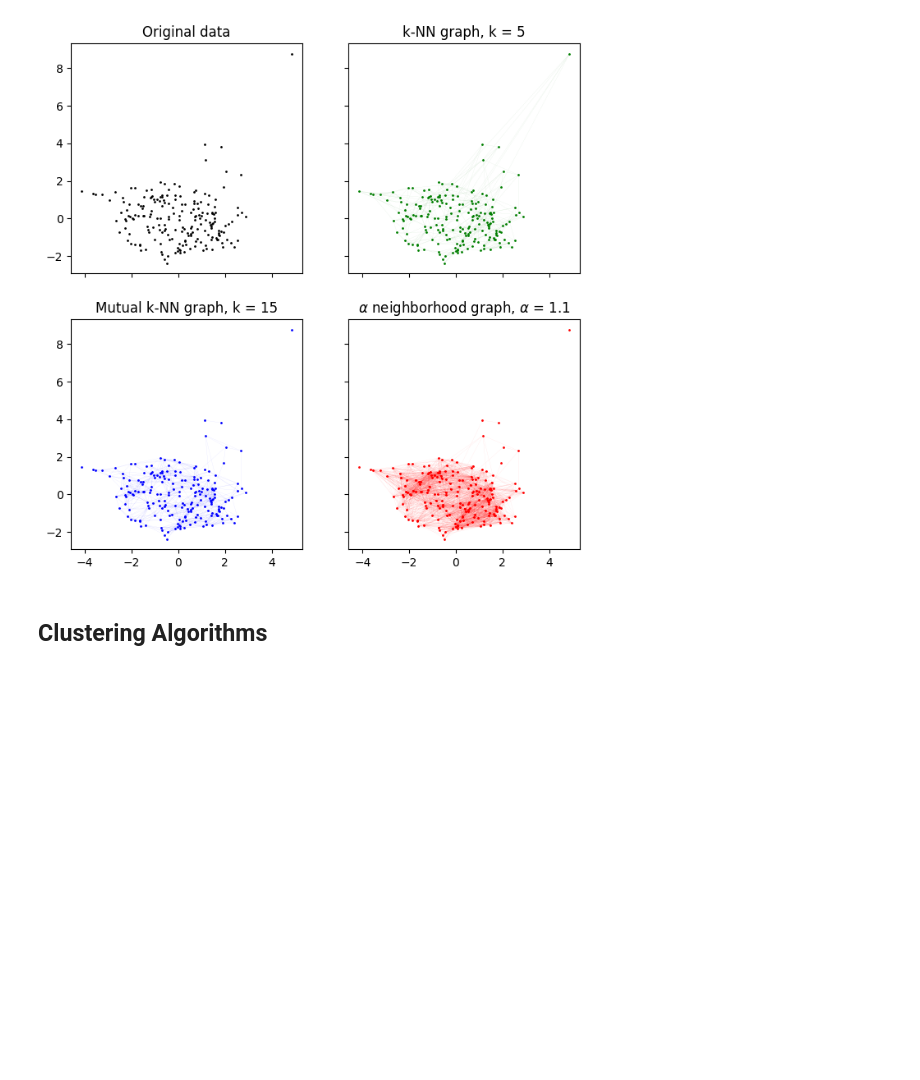
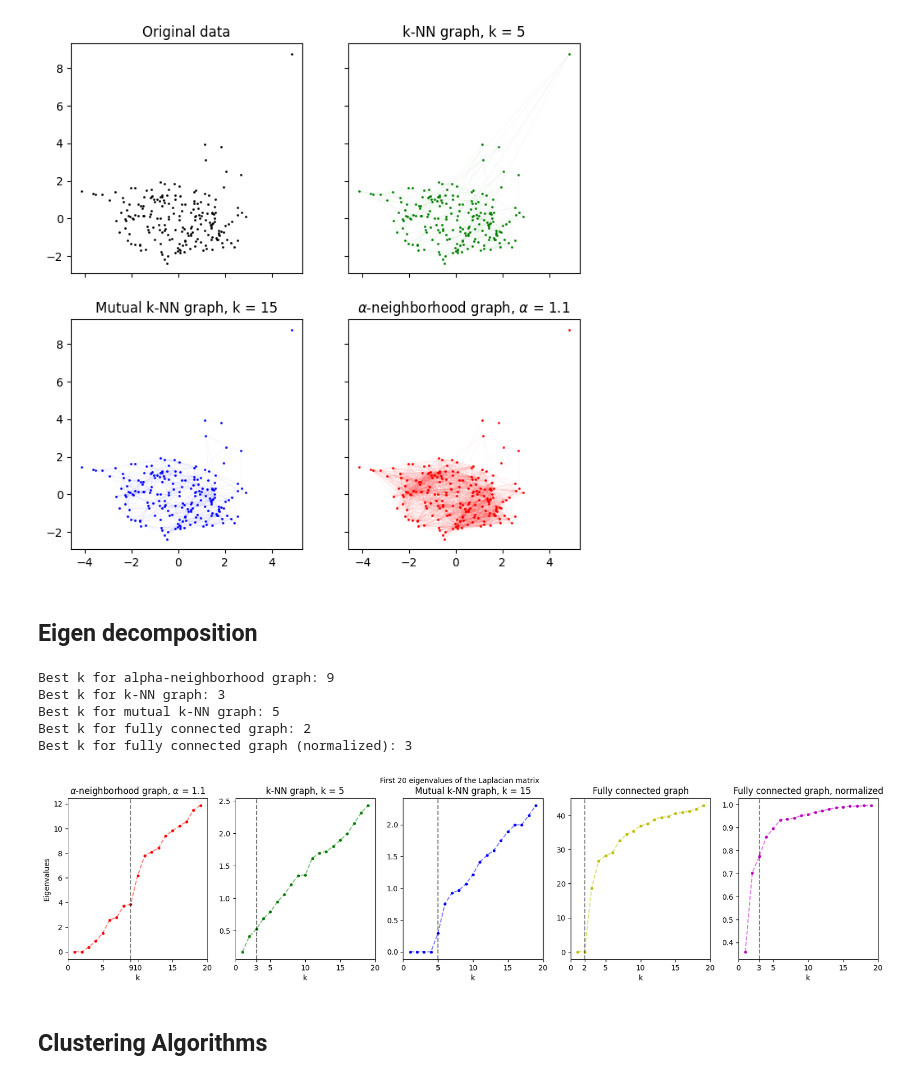
Before and after one commit to Aayush2492/Fraud-Analytics-Assignments, a Jupyter notebook: 3/spectral_clustering.ipynb, the cells around one changed output. Saved outputs shown, nothing was run; the diff lists cells and outputs as text; code cells hidden in the pictures; blank space fills up the shorter version.

Commit message:
Added Plots for EigenValue decomposition

```diff
--- a/3/spectral_clustering.ipynb
+++ b/3/spectral_clustering.ipynb
@@ -92,7 +92,7 @@ for i, alpha in enumerate(alphas):
     for ind1, ind2 in zip(*np.where(A == 1)):
         ax[i + 1].plot(pc[[ind1, ind2], 0], pc[[ind1, ind2], 1], lw=0.1, c='b', alpha=0.1)
 
-# alpha = 1.1         # Best alpha TODO: set to the best alpha
+alpha = 1.1         # Best alpha TODO: set to the best alpha
 fig.suptitle(r'$\alpha$-neighborhood graph cosine similarity', fontsize=16)
 plt.show()
 # %% [output]
@@ -237,3 +237,5 @@ def normalizeLaplacian(L, norm='sym'):
 # print('L_norm(sym) =\n', L_norm)
 # L_norm = normalizeLaplacian(L, norm='rw')
 # print('L_norm(rw) =\n', L_norm)
+# %% [markdown]
+## Eigen decomposition
@@ -240,2 +265,77 @@ def normalizeLaplacian(L, norm='sym'):
+# %%
+# Plotting eigenvalues of the Laplacian matrix
+fig, ax = plt.subplots(1, 5, figsize=(20, 4))
+k = 20
+x_values = np.arange(1, k )
+
+_, L = get_alphaNeighborhoodGraph(alpha, df)
+eigenvalues, _ = get_eigenvectors(L, k=k)
+ax[0].plot(x_values, eigenvalues, '.', c='r')
+ax[0].plot(x_values, eigenvalues, '--', c='r', alpha=0.5)
+best_k = get_bestK(eigenvalues)
+print('Best k for alpha-neighborhood graph: {}'.format(best_k))
+# x_ticks = ax[0].get_xticks()
+# add best k to the x ticks
+# ax[0].set_xticks(np.append(x_ticks, best_k))
+ax[0].set_xticks(np.append(ax[0].get_xticks(), best_k))
+
+
+ax[0].axvline(best_k, c='k', ls='--', alpha=0.5)
+ax[0].set_title(r'$\alpha$-neighborhood graph, $\alpha$ = {}'.format(alpha))
+
+_, L = get_kNNGraph(k1, df, mutual=False)
+eigenvalues, _ = get_eigenvectors(L, k=k)
+ax[1].plot(x_values, eigenvalues, '.', c='g')
+ax[1].plot(x_values, eigenvalues, '--', c='g', alpha=0.5)
+best_k = get_bestK(eigenvalues)
+print('Best k for k-NN graph: {}'.format(best_k))
+ax[1].axvline(best_k, c='k', ls='--', alpha=0.5)
+ax[1].set_title('k-NN graph, k = {}'.format(k1))
+ax[1].set_xticks(np.append(ax[1].get_xticks(), best_k))
+
+_, L = get_kNNGraph(k2, df, mutual=True)
+eigenvalues, _ = get_eigenvectors(L, k=k)
+ax[2].plot(x_values, eigenvalues, '.', c='b')
+ax[2].plot(x_values, eigenvalues, '--', c='b', alpha=0.5)
+best_k = get_bestK(eigenvalues)
+print('Best k for mutual k-NN graph: {}'.format(best_k))
+ax[2].axvline(best_k, c='k', ls='--', alpha=0.5)
+ax[2].set_title('Mutual k-NN graph, k = {}'.format(k2))
+ax[2].set_xticks(np.append(ax[2].get_xticks(), best_k))
+
+_, L = get_fullyConnectedGraph(df)
+eigenvalues, _ = get_eigenvectors(L, k=k)
+ax[3].plot(x_values, eigenvalues, '.', c='y')
+ax[3].plot(x_values, eigenvalues, '--', c='y', alpha=0.5)
+best_k = get_bestK(eigenvalues)
+print('Best k for fully connected graph: {}'.format(best_k))
+ax[3].axvline(best_k, c='k', ls='--', alpha=0.5)
+ax[3].set_title('Fully connected graph')
+ax[3].set_xticks(np.append(ax[3].get_xticks(), best_k))
+
+_, L = get_fullyConnectedGraph(df)
+eigenvalues, _ = get_eigenvectors(normalizeLaplacian(L, norm='sym'), k=k)
+ax[4].plot(x_values, eigenvalues, '.', c='m')
+ax[4].plot(x_values, eigenvalues, '--', c='m', alpha=0.5)
+best_k = get_bestK(eigenvalues)
+print('Best k for fully connected graph (normalized): {}'.format(best_k))
+ax[4].axvline(best_k, c='k', ls='--', alpha=0.5)
+ax[4].set_title('Fully connected graph, normalized')
+ax[4].set_xticks(np.append(ax[4].get_xticks(), best_k))
+
+fig.suptitle(f'First {k} eigenvalues of the Laplacian matrix', fontsize=16)
+for i in range(5):
+    ax[i].set_xlabel('k')
+
+ax[0].set_ylabel('Eigenvalues')
+
+plt.show()
+# %% [output]
+Best k for alpha-neighborhood graph: 9
+Best k for k-NN graph: 3
+Best k for mutual k-NN graph: 5
+Best k for fully connected graph: 2
+Best k for fully connected graph (normalized): 3
+[figure, added]
 # %% [markdown]
 ## Clustering Algorithms
```
Also changed, not shown: parts of 4 cells of this notebook.
